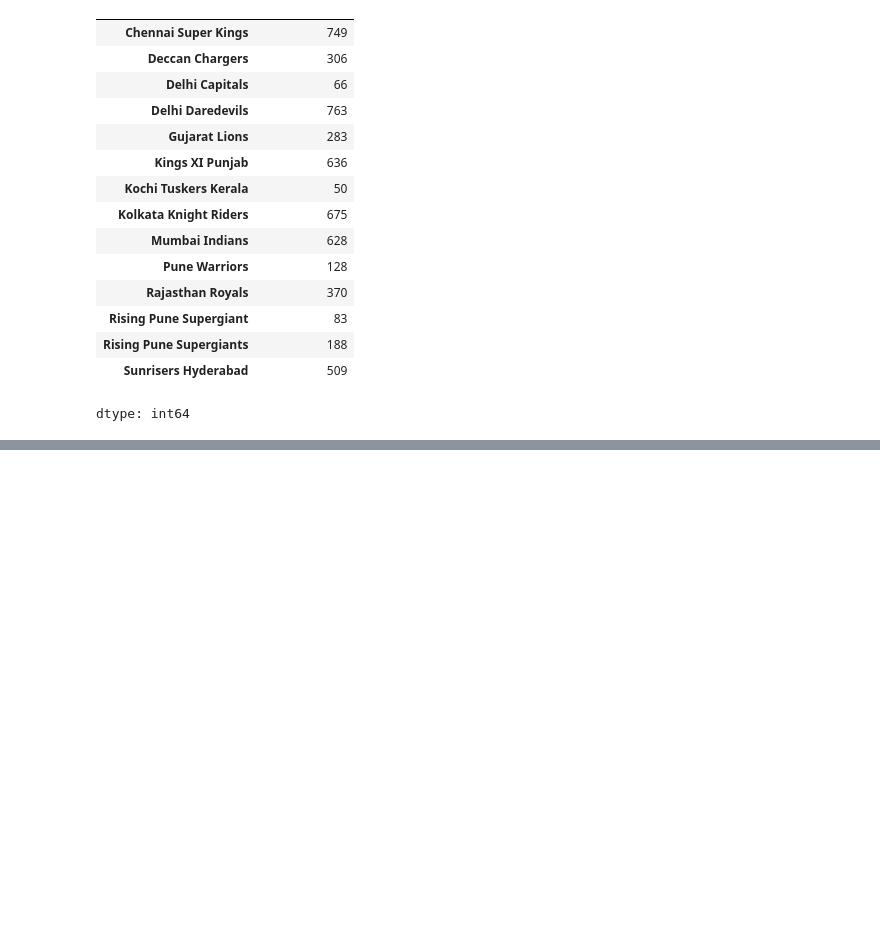
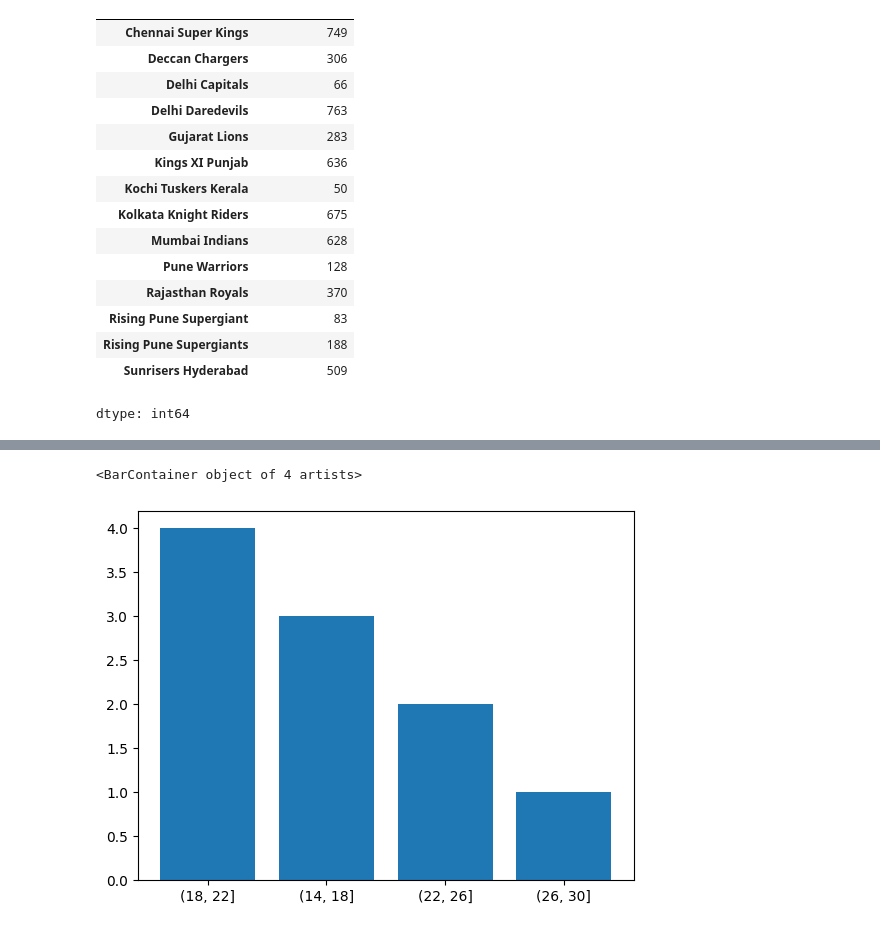
Before and after one commit to sameer-malik1/AI-ML, a Jupyter notebook: pandas.ipynb, the cells around one changed output, grey strips where cells are left out. Cells and saved outputs as stored; diff of their text form; code cells hidden in the pictures; blank space fills up the shorter version.

```diff
--- a/pandas.ipynb
+++ b/pandas.ipynb
@@ -1399,0 +1425,3 @@ dtype: int64
+# %%
+df1 = pd.DataFrame({"Age":[15,16,18,19,20,21,22,24,26,30],"Height(ft)":[4.5,4.7,5.2,5.5,5.6,5.0,5.7,5.9,5.3,6.2]})
+df1
@@ -1399,0 +1440,4 @@ dtype: int64
+# %%
+bins = [14,18,22,26,30]
+cats = pd.cut(df1.Age,bins)
+cats
@@ -1399,0 +1457,13 @@ dtype: int64
+# %%
+# ploting on graph
+import matplotlib.pyplot as plt
+# plt.bar(x=cats.index,cats.values)
+
+frequecy = pd.value_counts(cats)
+frequecy
+
+frequecy.index = ["(18, 22]","(14, 18]","(22, 26]","(26, 30]"]
+plt.bar(x=frequecy.index,height=frequecy.values)
+# %% [output]
+<BarContainer object of 4 artists>
+[figure, added]
```
Also changed, not shown: parts of 6 cells of this notebook.
